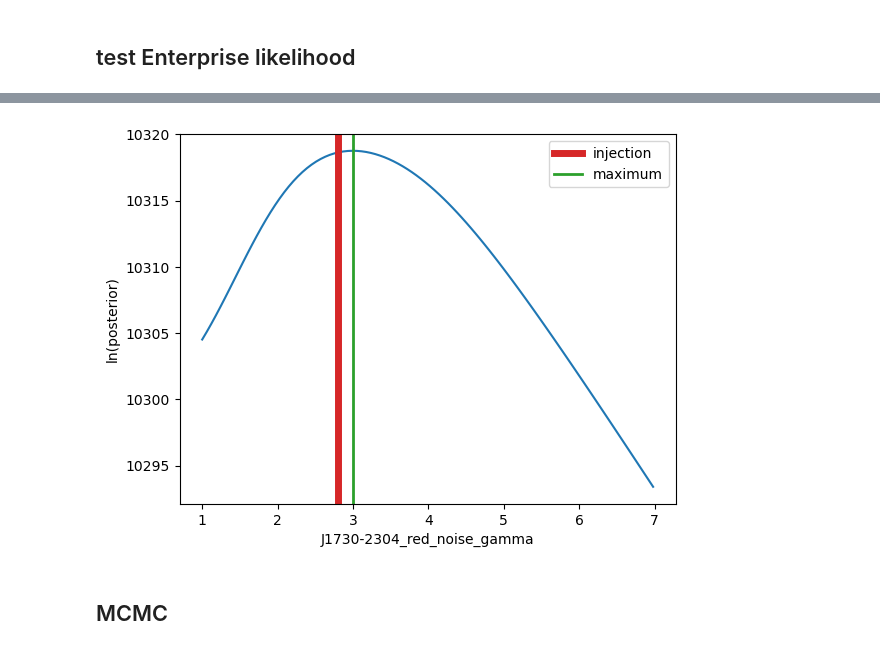
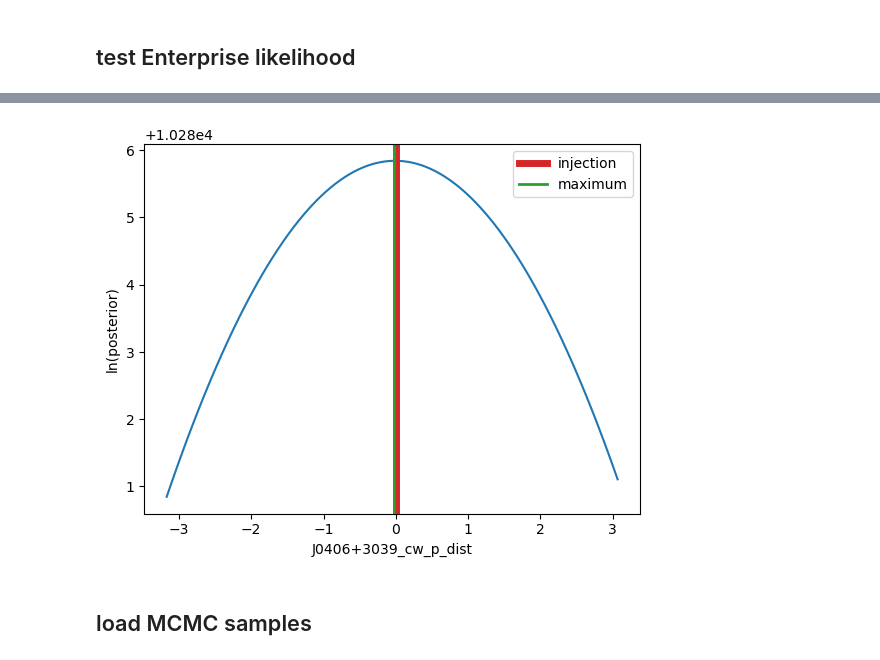
Before and after one commit to aiden-g12321/PTA_joint, a Jupyter notebook: enterprise/enterprise.ipynb, the cells around one changed output, grey strips where cells are left out. Drawn from its saved outputs; the diff is of its cells as text; code cells hidden in the pictures.

```diff
--- a/enterprise/enterprise.ipynb
+++ b/enterprise/enterprise.ipynb
@@ -127,21 +127,21 @@ cw_psi = 1.5707963267948966
 # %%
 # plot cross-sections of posterior
-param_ndx = 14
+param_ndx = 0
 num_evals = 100
 # get "minimum" and "maximum" of parameter values
 param_samples = np.array([pta.params[param_ndx].sample() for _ in range(1000)])
 param_vals = np.linspace(np.min(param_samples), np.max(param_samples), num_evals)
 x_vals = np.tile(x_inj, (num_evals, 1))
 x_vals[:, param_ndx] = param_vals
 lnposts = np.array([get_lnpost(x) for x in x_vals])
 plt.plot(param_vals, lnposts)
 plt.axvline(x_inj[param_ndx], color='C3', label='injection', lw=5)
 plt.axvline(param_vals[np.argmax(lnposts)], color='C2', label='maximum', lw=2)
 plt.legend()
 plt.xlabel(pta.param_names[param_ndx])
 plt.ylabel('ln(posterior)')
 plt.show()
 # %% [output]
-[figure, old version]
+[figure, new version]
 # %% [markdown]
-## MCMC
+## load MCMC samples
```
Also changed, not shown: parts of 10 cells of this notebook, 11 other files.
